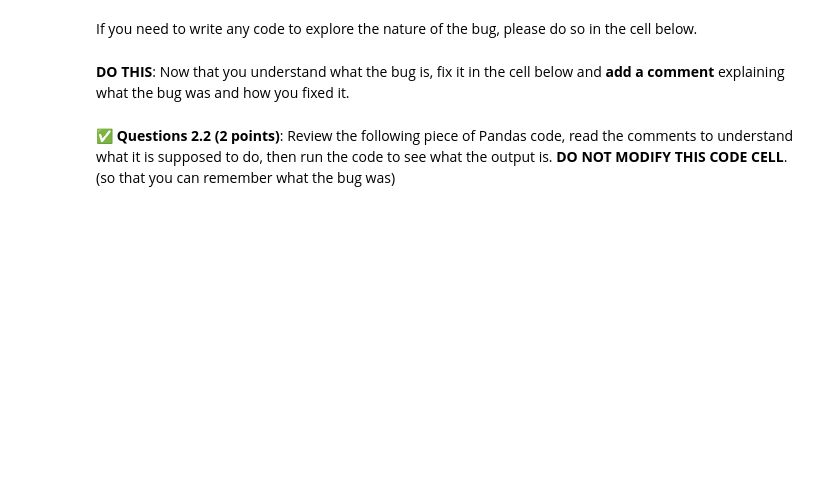
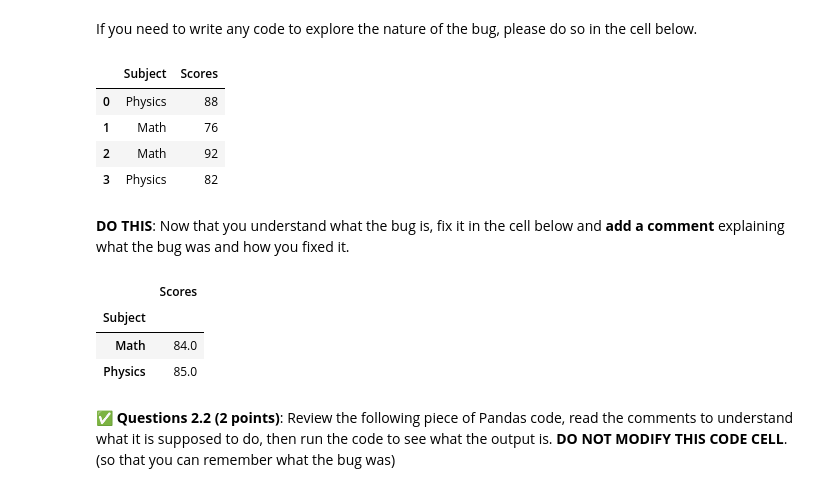
Before and after one commit to RyanGroneck/CMSE202-f25-turnin, a Jupyter notebook: hw-01/HW-01_GitPracticeDebuggingPythonPackagesAndClasses-SS25-STUDENT.ipynb, the cells around one changed output. Cells and saved outputs as stored; diff of their text form; code cells hidden in the pictures; blank space fills up the shorter version.

```diff
--- a/hw-01/HW-01_GitPracticeDebuggingPythonPackagesAndClasses-SS25-STUDENT.ipynb
+++ b/hw-01/HW-01_GitPracticeDebuggingPythonPackagesAndClasses-SS25-STUDENT.ipynb
@@ -222,5 +247,15 @@ df.groupby('Subject').mean()
 If you need to write any code to explore the nature of the bug, please do so in the cell below.
 # %%
 # Put exploratory code here, if needed
+df = pd.DataFrame({'Subject': ['Physics', 'Math',
+                              'Math', 'Physics'],
+                   'Scores': [88, 76, 92, 82]})
+df
+# %% [output]
+|  | Subject | Scores |
+| 0 | Physics | 88 |
+| 1 | Math | 76 |
+| 2 | Math | 92 |
+| 3 | Physics | 82 |
 # %% [markdown]
 **DO THIS**: Now that you understand what the bug is, fix it in the cell below and **add a comment** explaining what the bug was and how you fixed it.
@@ -229,3 +262,15 @@ If you need to write any code to explore the nature of the bug, please do so in
+# %%
+# Put your non-buggy code here
+df = pd.DataFrame({'Subject': ['Physics', 'Math', # all that needed to be changes was pandas -> pd, as we imported in at pd
+                              'Math', 'Physics'],
+                   'Scores': [88, 76, 92, 82]})
+
+df.groupby('Subject').mean()
+# %% [output]
+|  | Scores |
+| Subject |  |
+| Math | 84.0 |
+| Physics | 85.0 |
 # %% [markdown]
 &#9989; **Questions 2.2 (2 points)**: Review the following piece of Pandas code, read the comments to understand what it is supposed to do, then run the code to see what the output is. **DO NOT MODIFY THIS CODE CELL**. (so that you can remember what the bug was)
 # %%
```
Also changed, not shown: parts of 19 cells of this notebook.
